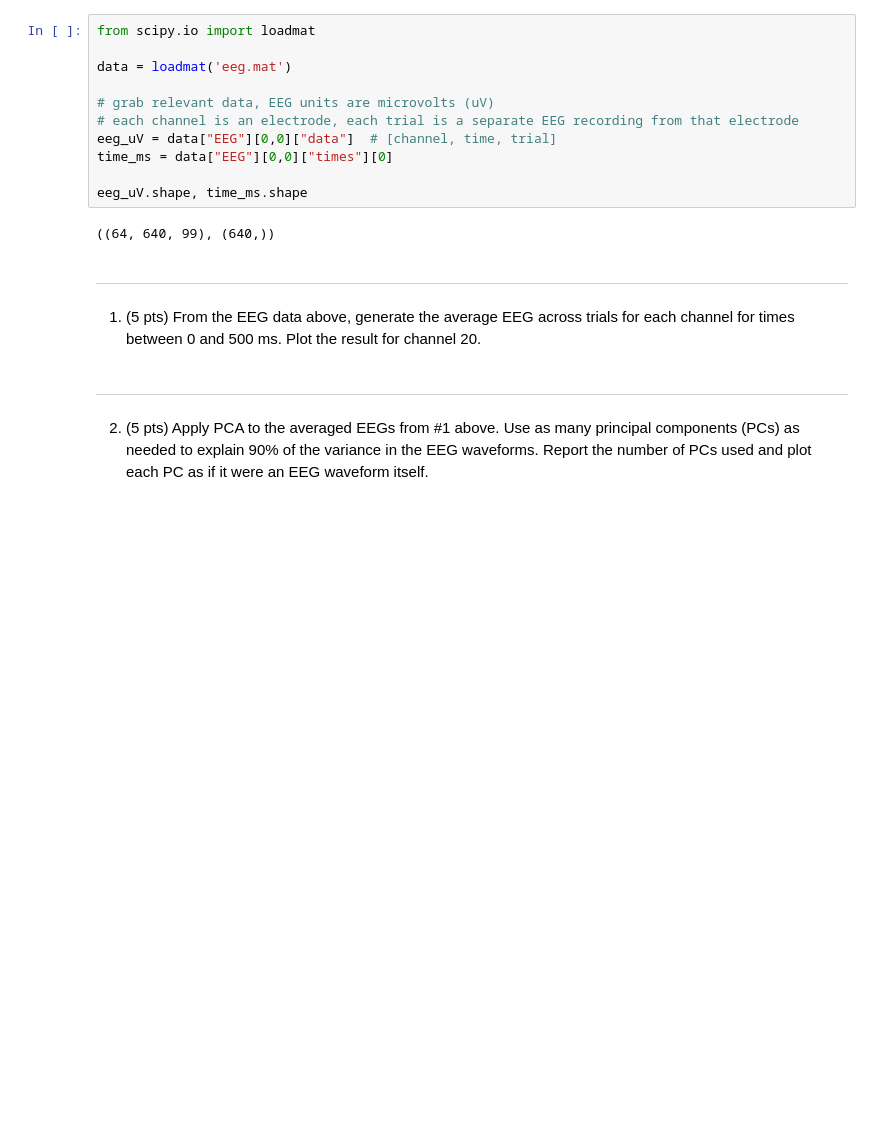
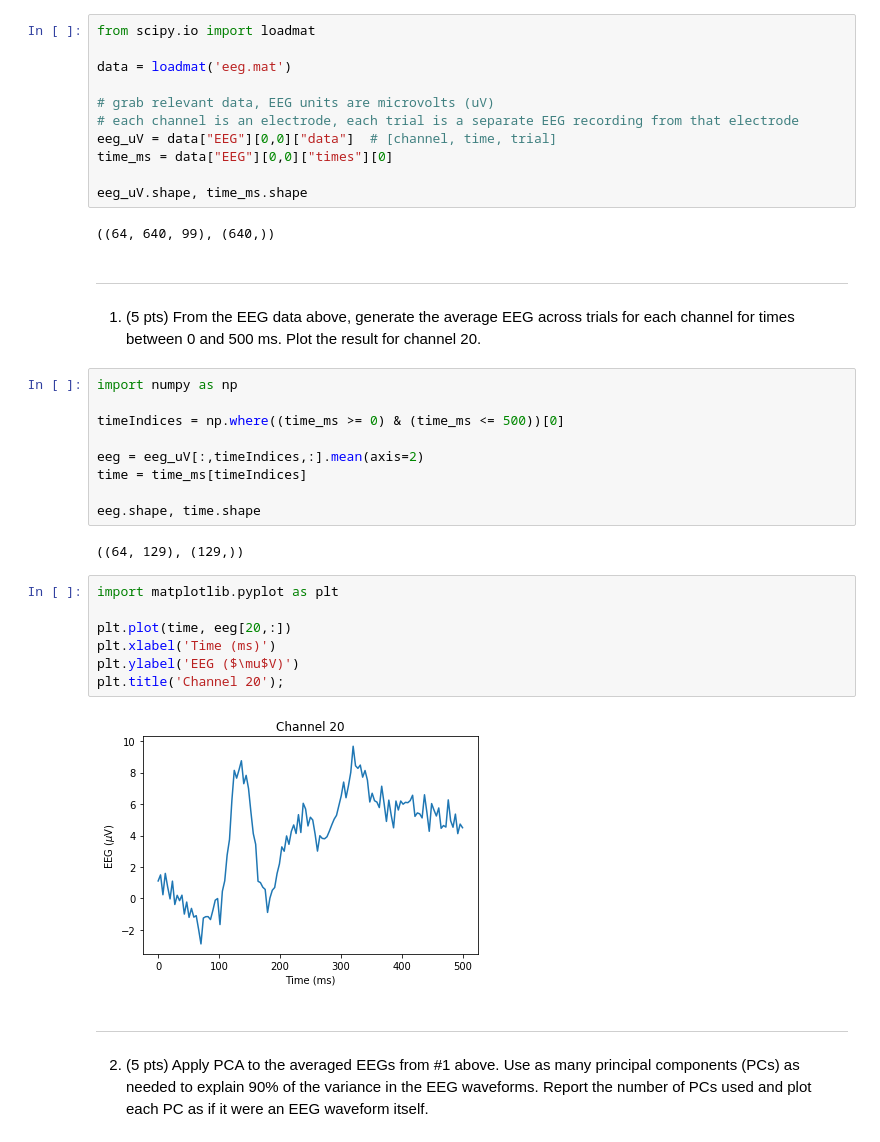
Before and after one commit to marcel-goldschen-ohm/NEU-337-Spring-2020, a Jupyter notebook: homework/homework-pca_classification.ipynb, the cells around one changed output. Drawn from its saved outputs; the diff is of its cells as text; blank space fills up the shorter version.

```diff
--- a/homework/homework-pca_classification.ipynb
+++ b/homework/homework-pca_classification.ipynb
@@ -21,6 +21,26 @@ eeg_uV.shape, time_ms.shape
 # %% [markdown]
 ---
 1. (5 pts) From the EEG data above, generate the average EEG across trials for each channel for times between 0 and 500 ms. Plot the result for channel 20.
+# %%
+import numpy as np
+
+timeIndices = np.where((time_ms >= 0) & (time_ms <= 500))[0]
+
+eeg = eeg_uV[:,timeIndices,:].mean(axis=2)
+time = time_ms[timeIndices]
+
+eeg.shape, time.shape
+# %% [output]
+((64, 129), (129,))
+# %%
+import matplotlib.pyplot as plt
+
+plt.plot(time, eeg[20,:])
+plt.xlabel('Time (ms)')
+plt.ylabel('EEG ($\mu$V)')
+plt.title('Channel 20');
+# %% [output]
+[figure, added]
 # %% [markdown]
 ---
 2. (5 pts) Apply PCA to the averaged EEGs from #1 above. Use as many principal components (PCs) as needed to explain 90% of the variance in the EEG waveforms. Report the number of PCs used and plot each PC as if it were an EEG waveform itself.
```
Also changed, not shown: parts of 13 cells of this notebook.
